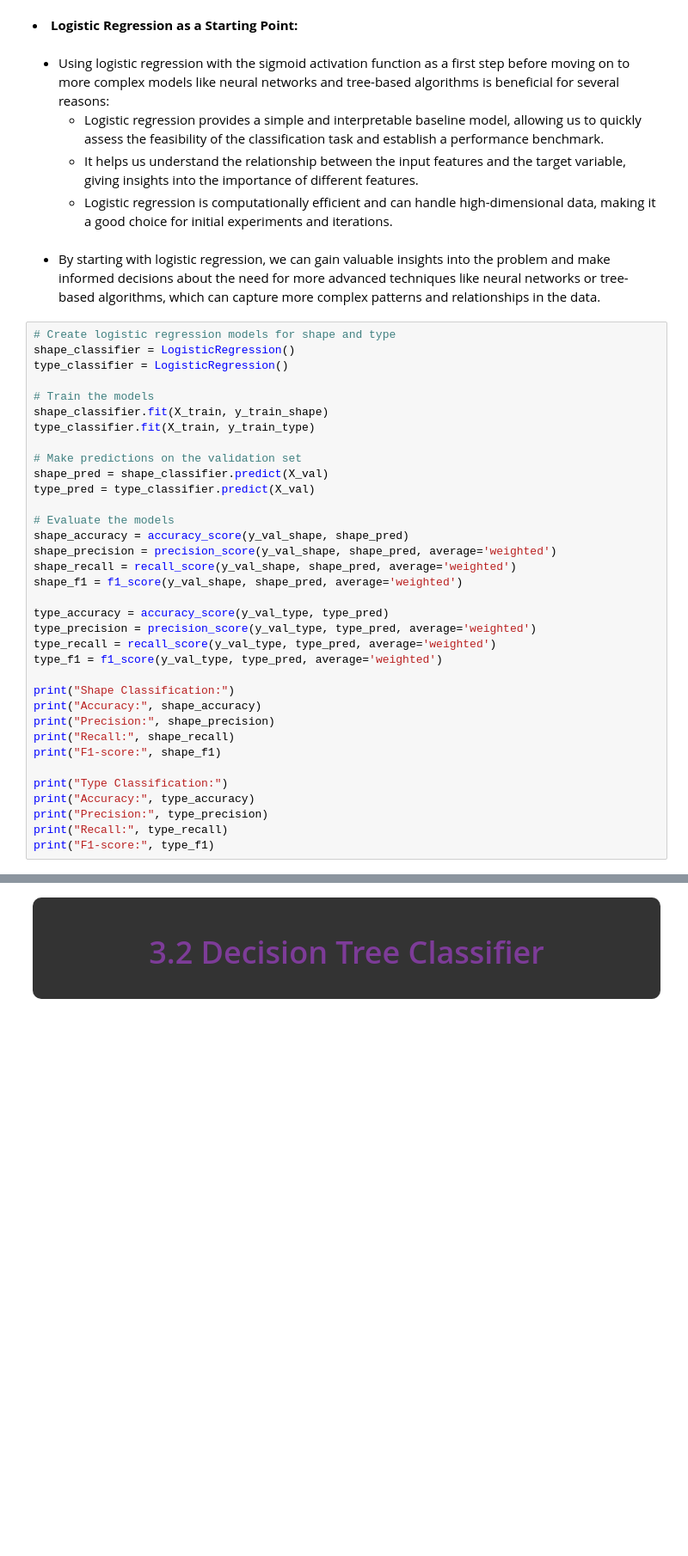
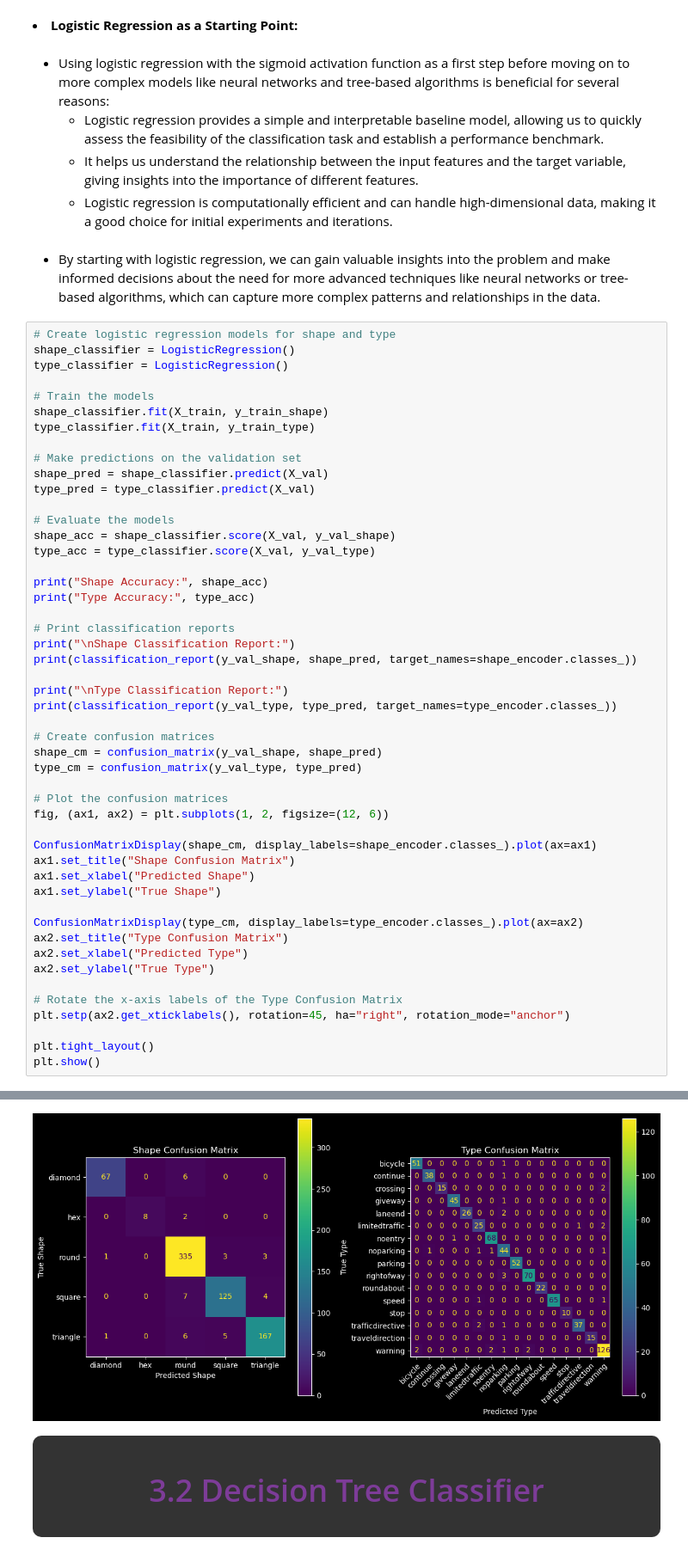
Before and after one commit to des1-gner/trafficsigns-main, a Jupyter notebook: s3952320_s3900481.ipynb, the cells around one changed output, grey strips where cells are left out. Shown at 86% size. Cells and saved outputs as stored; diff of their text form; blank space fills up the shorter version.

```diff
--- a/s3952320_s3900481.ipynb
+++ b/s3952320_s3900481.ipynb
@@ -916,25 +917,39 @@ shape_pred = shape_classifier.predict(X_val)
 type_pred = type_classifier.predict(X_val)
 
 # Evaluate the models
-shape_accuracy = accuracy_score(y_val_shape, shape_pred)
-shape_precision = precision_score(y_val_shape, shape_pred, average='weighted')
-shape_recall = recall_score(y_val_shape, shape_pred, average='weighted')
-shape_f1 = f1_score(y_val_shape, shape_pred, average='weighted')
+shape_acc = shape_classifier.score(X_val, y_val_shape)
+type_acc = type_classifier.score(X_val, y_val_type)
 
-type_accuracy = accuracy_score(y_val_type, type_pred)
-type_precision = precision_score(y_val_type, type_pred, average='weighted')
-type_recall = recall_score(y_val_type, type_pred, average='weighted')
-type_f1 = f1_score(y_val_type, type_pred, average='weighted')
+print("Shape Accuracy:", shape_acc)
+print("Type Accuracy:", type_acc)
 
-print("Shape Classification:")
-print("Accuracy:", shape_accuracy)
-print("Precision:", shape_precision)
-print("Recall:", shape_recall)
-print("F1-score:", shape_f1)
+# Print classification reports
+print("\nShape Classification Report:")
+print(classification_report(y_val_shape, shape_pred, target_names=shape_encoder.classes_))
 
-print("Type Classification:")
-print("Accuracy:", type_accuracy)
-print("Precision:", type_precision)
-print("Recall:", type_recall)
-print("F1-score:", type_f1)
+print("\nType Classification Report:")
+print(classification_report(y_val_type, type_pred, target_names=type_encoder.classes_))
+
+# Create confusion matrices
+shape_cm = confusion_matrix(y_val_shape, shape_pred)
+type_cm = confusion_matrix(y_val_type, type_pred)
+
+# Plot the confusion matrices
+fig, (ax1, ax2) = plt.subplots(1, 2, figsize=(12, 6))
+
+ConfusionMatrixDisplay(shape_cm, display_labels=shape_encoder.classes_).plot(ax=ax1)
+ax1.set_title("Shape Confusion Matrix")
+ax1.set_xlabel("Predicted Shape")
+ax1.set_ylabel("True Shape")
+
+ConfusionMatrixDisplay(type_cm, display_labels=type_encoder.classes_).plot(ax=ax2)
+ax2.set_title("Type Confusion Matrix")
+ax2.set_xlabel("Predicted Type")
+ax2.set_ylabel("True Type")
+
+# Rotate the x-axis labels of the Type Confusion Matrix
+plt.setp(ax2.get_xticklabels(), rotation=45, ha="right", rotation_mode="anchor")
+
+plt.tight_layout()
+plt.show()
 # %% [output]
@@ -951,3 +973,4 @@ F1-score: 0.9586352703683343
+[figure, added]
 # %% [markdown]
 <div style="width:100%; text-align: center; padding: 20px; background-color: #333; border-radius: 10px;">
     <h1 style="color:#7D3C98; font-size: 36px;">3.2 Decision Tree Classifier</h1>
```
Also changed, not shown: parts of 6 cells of this notebook.
